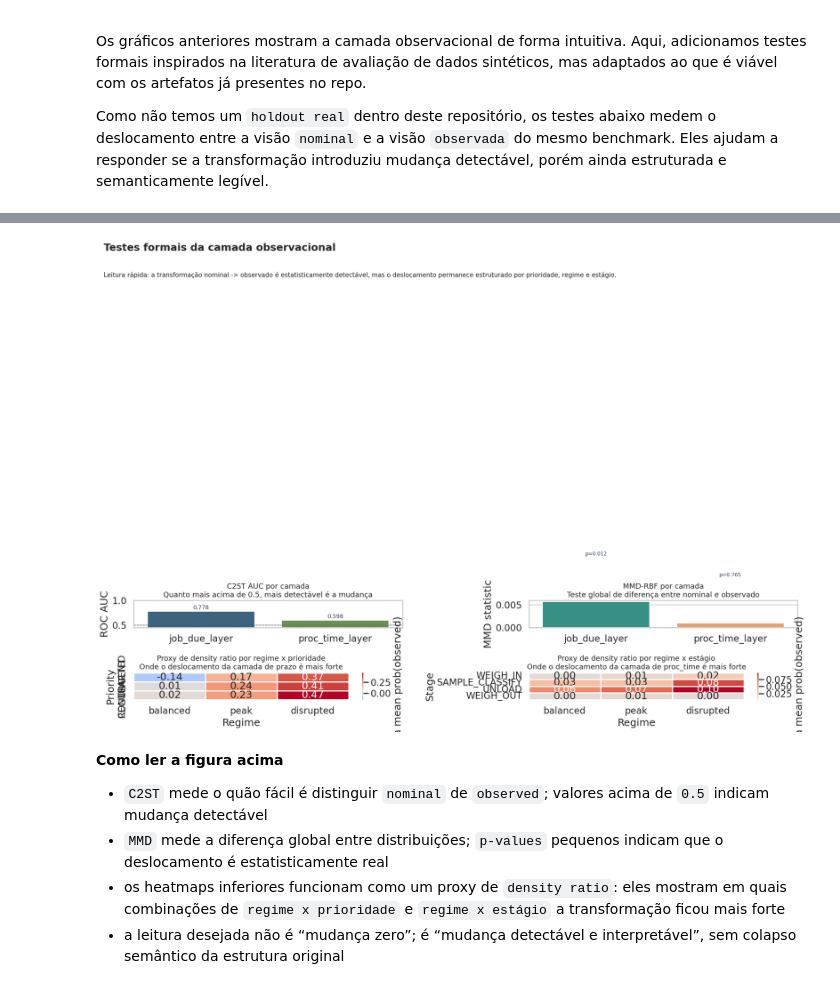
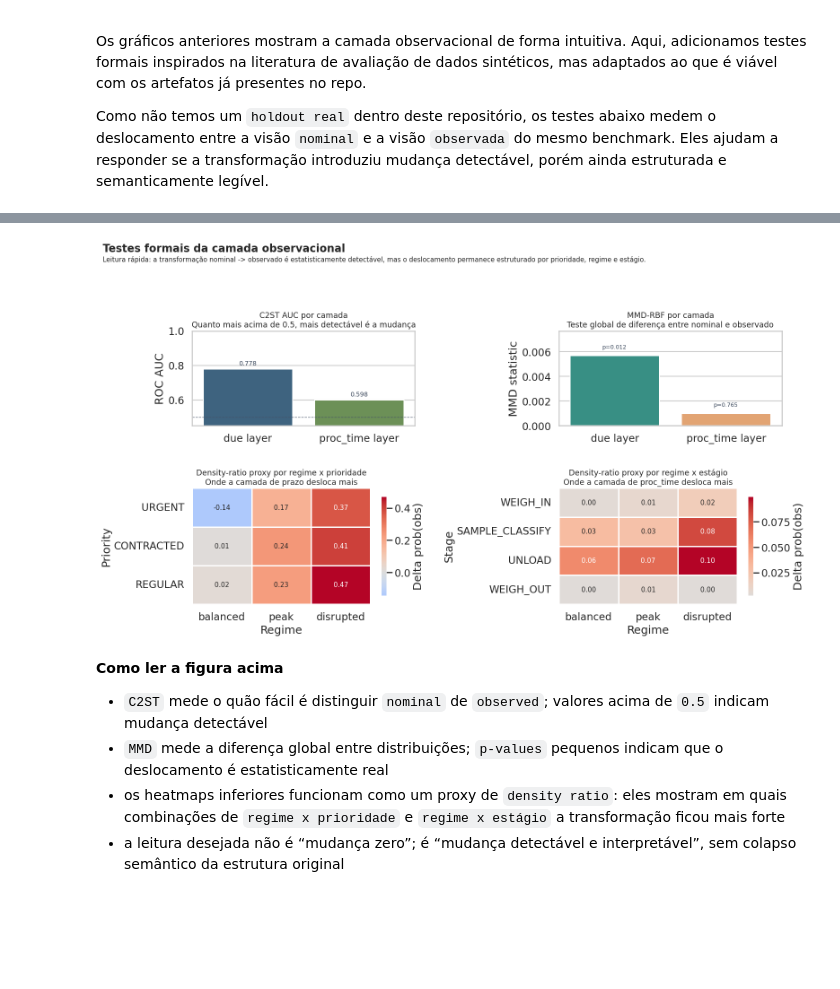
Before and after one commit to PequiFlux/agro_yard_dfjsp_benchmark_go, a Jupyter notebook: output/jupyter-notebook/instance-validation-and-exploratory-analysis.ipynb, the cells around one changed output, grey strips where cells are left out. Cells and saved outputs as stored; diff of their text form; code cells hidden in the pictures; blank space fills up the shorter version.

```diff
--- a/output/jupyter-notebook/instance-validation-and-exploratory-analysis.ipynb
+++ b/output/jupyter-notebook/instance-validation-and-exploratory-analysis.ipynb
@@ -913,6 +939,14 @@ display(formal_shift_summary)
 display(job_density_segments.sort_values(["regime_code", "priority_class"]))
 display(proc_density_segments.sort_values(["regime_code", "stage_name"]))
 
+formal_shift_plot = formal_shift_summary.copy()
+formal_shift_plot["experiment_label"] = formal_shift_plot["experiment"].map(
+    {
+        "job_due_layer": "due layer",
+        "proc_time_layer": "proc_time layer",
+    }
+)
+
 job_delta_heatmap = (
     job_density_segments.pivot(index="priority_class", columns="regime_code", values="mean_prob_observed_delta")
     .reindex(index=repl.PRIORITY_ORDER, columns=REGIME_ORDER)
@@ -922,12 +956,17 @@ proc_delta_heatmap = (
     .reindex(index=STAGE_ORDER, columns=REGIME_ORDER)
 )
 
-fig, axes = plt.subplots(2, 2, figsize=(18, 12))
+fig, axes = plt.subplots(
+    2,
+    2,
+    figsize=(16, 9.2),
+    gridspec_kw={"height_ratios": [0.9, 1.1]},
+)
 sns.barplot(
-    data=formal_shift_summary,
-    x="experiment",
+    data=formal_shift_plot,
+    x="experiment_label",
     y="c2st_auc_mean",
-    hue="experiment",
+    hue="experiment_label",
     dodge=False,
     legend=False,
     palette=["#33658a", "#6a994e"],
@@ -935,10 +974,10 @@ sns.barplot(
 )
 axes[0, 0].axhline(0.5, color="#475569", linestyle="--", linewidth=1.0, alpha=0.8)
 axes[0, 0].set_ylim(0.45, max(1.0, float(formal_shift_summary["c2st_auc_mean"].max()) + 0.05))
-axes[0, 0].set_title("C2ST AUC por camada\nQuanto mais acima de 0.5, mais detectável é a mudança", fontsize=13)
+axes[0, 0].set_title("C2ST AUC por camada\nQuanto mais acima de 0.5, mais detectável é a mudança", fontsize=12.5)
 axes[0, 0].set_xlabel("")
 axes[0, 0].set_ylabel("ROC AUC")
-for patch, value in zip(axes[0, 0].patches, formal_shift_summary["c2st_auc_mean"]):
+for patch, value in zip(axes[0, 0].patches, formal_shift_plot["c2st_auc_mean"]):
     axes[0, 0].text(
         patch.get_x() + patch.get_width() / 2,
         value + 0.015,
@@ -950,22 +989,25 @@ for patch, value in zip(axes[0, 0].patches, formal_shift_summary["c2st_auc_mean"
     )
 
 sns.barplot(
-    data=formal_shift_summary,
-    x="experiment",
+    data=formal_shift_plot,
+    x="experiment_label",
     y="mmd_rbf_stat",
-    hue="experiment",
+    hue="experiment_label",
     dodge=False,
     legend=False,
     palette=["#2a9d8f", "#f4a261"],
     ax=axes[0, 1],
 )
-axes[0, 1].set_title("MMD-RBF por camada\nTeste global de diferença entre nominal e observado", fontsize=13)
+mmd_ymax = max(0.0015, float(formal_shift_plot["mmd_rbf_stat"].max()) * 1.35)
+axes[0, 1].set_ylim(0.0, mmd_ymax)
+axes[0, 1].set_title("MMD-RBF por camada\nTeste global de diferença entre nominal e observado", fontsize=12.5)
 axes[0, 1].set_xlabel("")
 axes[0, 1].set_ylabel("MMD statistic")
-for patch, (_, row) in zip(axes[0, 1].patches, formal_shift_summary.iterrows()):
+for patch, (_, row) in zip(axes[0, 1].patches, formal_shift_plot.iterrows()):
+    text_y = min(float(row["mmd_rbf_stat"]) + mmd_ymax * 0.06, mmd_ymax * 0.93)
     axes[0, 1].text(
         patch.get_x() + patch.get_width() / 2,
-        float(row["mmd_rbf_stat"]) + 0.01,
+        text_y,
         f"p={row['mmd_permutation_pvalue']:.3f}",
         ha="center",
         va="bottom",
@@ -981,12 +1023,15 @@ sns.heatmap(
     center=0.0,
     linewidths=1.0,
     linecolor="white",
-    cbar_kws={"label": "Delta mean prob(observed)"},
+    annot_kws={"fontsize": 10.5},
+    cbar_kws={"label": "Delta prob(obs)", "shrink": 0.85},
     ax=axes[1, 0],
 )
-axes[1, 0].set_title("Proxy de density ratio por regime x prioridade\nOnde o deslocamento da camada de prazo é mais forte", fontsize=13)
+axes[1, 0].set_title("Density-ratio proxy por regime x prioridade\nOnde a camada de prazo desloca mais", fontsize=12.5)
 axes[1, 0].set_xlabel("Regime")
 axes[1, 0].set_ylabel("Priority")
+axes[1, 0].tick_params(axis="x", rotation=0)
+axes[1, 0].tick_params(axis="y", rotation=0)
 
 sns.heatmap(
     proc_delta_heatmap,
@@ -996,55 +1041,58 @@ sns.heatmap(
     center=0.0,
     linewidths=1.0,
     linecolor="white",
-    cbar_kws={"label": "Delta mean prob(observed)"},
+    annot_kws={"fontsize": 10.5},
+    cbar_kws={"label": "Delta prob(obs)", "shrink": 0.85},
     ax=axes[1, 1],
 )
-axes[1, 1].set_title("Proxy de density ratio por regime x estágio\nOnde o deslocamento da camada de proc_time é mais forte", fontsize=13)
+axes[1, 1].set_title("Density-ratio proxy por regime x estágio\nOnde a camada de proc_time desloca mais", fontsize=12.5)
 axes[1, 1].set_xlabel("Regime")
 axes[1, 1].set_ylabel("Stage")
+axes[1, 1].tick_params(axis="x", rotation=0)
+axes[1, 1].tick_params(axis="y", rotation=0)
 
-fig.suptitle("Testes formais da camada observacional", x=0.02, y=1.02, ha="left", fontsize=18, fontweight="bold")
+fig.suptitle("Testes formais da camada observacional", x=0.02, y=0.98, ha="left", fontsize=17, fontweight="bold")
 fig.text(
     0.02,
-    0.95,
+    0.935,
     "Leitura rápida: a transformação nominal -> observado é estatisticamente detectável, mas o deslocamento permanece estruturado por prioridade, regime e estágio.",
-    fontsize=11,
+    fontsize=10.5,
 )
-fig.tight_layout(rect=(0, 0, 1, 0.93))
+fig.tight_layout(rect=(0, 0, 1, 0.9), h_pad=2.2, w_pad=2.0)
 fig.savefig(ARTIFACT_DIR / "formal_shift_experiments.png", dpi=160, bbox_inches="tight")
 plt.show()
 
 formal_shift_summary.to_csv(ARTIFACT_DIR / "formal_shift_experiments_summary.csv", index=False)
 job_density_segments.to_csv(ARTIFACT_DIR / "job_density_ratio_segments.csv", index=False)
 proc_density_segments.to_csv(ARTIFACT_DIR / "proc_density_ratio_segments.csv", index=False)
 # %% [output]
 |  | experiment | rows_per_domain | feature_count | c2st_auc_mean | c2st_auc_std | c2st_auc_oof | mmd_rbf_stat | ... |
 | 0 | job_due_layer | 1848 | 22 | 0.777706 | 0.013218 | 0.777503 | 0.005687 | ... |
 | 1 | proc_time_layer | 4000 | 23 | 0.597995 | 0.024802 | 0.597218 | 0.000980 | ... |
 |  | regime_code | priority_class | sample_count_observed | mean_prob_observed_observed | mean_log_density_ratio_observed | ... |
 | 0 | balanced | CONTRACTED | 74 | 0.500958 | 0.020130 | ... |
 | 1 | balanced | REGULAR | 405 | 0.513417 | 0.065761 | ... |
 | 2 | balanced | URGENT | 25 | 0.398265 | -0.564030 | ... |
 | 3 | disrupted | CONTRACTED | 106 | 0.696375 | 1.130970 | ... |
 | 4 | disrupted | REGULAR | 443 | 0.736101 | 1.456798 | ... |
 | 5 | disrupted | URGENT | 123 | 0.687355 | 1.088060 | ... |
 | 6 | peak | CONTRACTED | 121 | 0.625581 | 0.709534 | ... |
 | 7 | peak | REGULAR | 474 | 0.612732 | 0.626407 | ... |
 | 8 | peak | URGENT | 77 | 0.587862 | 0.420509 | ... |
 |  | regime_code | stage_name | sample_count_observed | mean_prob_observed_observed | mean_log_density_ratio_observed | ... |
 | 0 | balanced | SAMPLE_CLASSIFY | 228 | 0.498368 | -0.006509 | ... |
 | 1 | balanced | UNLOAD | 293 | 0.546249 | 0.217511 | ... |
 | 2 | balanced | WEIGH_IN | 313 | 0.515925 | 0.064363 | ... |
 | 3 | balanced | WEIGH_OUT | 311 | 0.529258 | 0.118093 | ... |
 | 4 | disrupted | SAMPLE_CLASSIFY | 261 | 0.541554 | 0.173043 | ... |
 | 5 | disrupted | UNLOAD | 374 | 0.569131 | 0.336639 | ... |
 | 6 | disrupted | WEIGH_IN | 388 | 0.498827 | -0.005181 | ... |
 | 7 | disrupted | WEIGH_OUT | 406 | 0.503561 | 0.014202 | ... |
 | 8 | peak | SAMPLE_CLASSIFY | 282 | 0.489760 | -0.041113 | ... |
 | 9 | peak | UNLOAD | 377 | 0.521404 | 0.106350 | ... |
 | 10 | peak | WEIGH_IN | 368 | 0.488125 | -0.048360 | ... |
 | 11 | peak | WEIGH_OUT | 399 | 0.505735 | 0.022894 | ... |
-[figure, old version]
+[figure, new version]
 # %% [markdown]
 **Como ler a figura acima**
 
```
Also changed, not shown: parts of 3 cells of this notebook, 8 other files.
